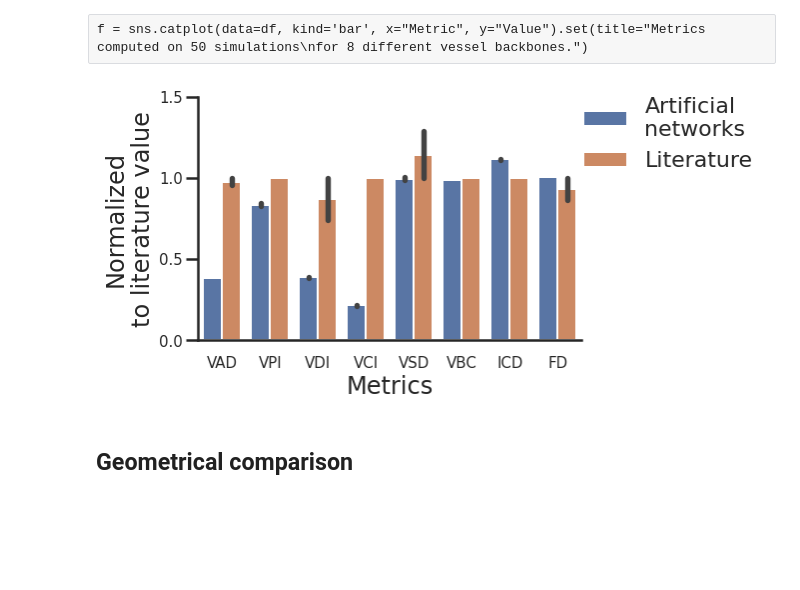
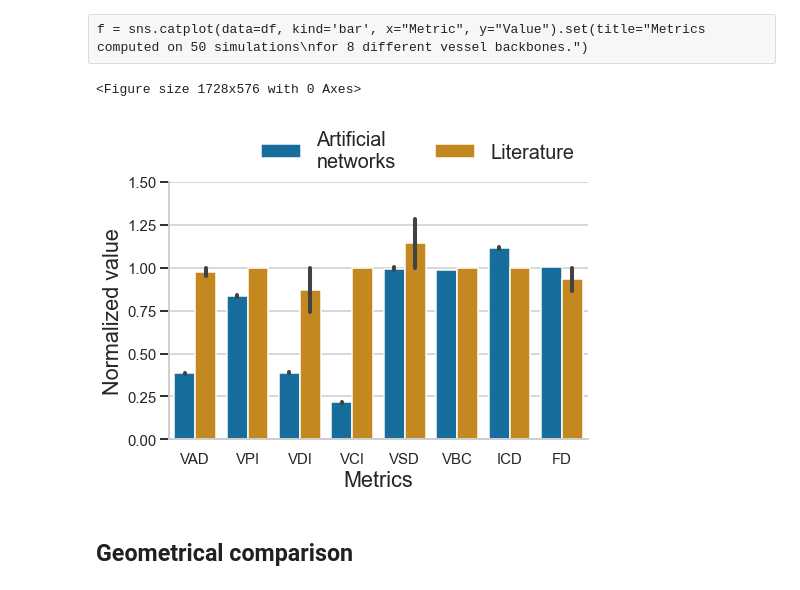
Before and after one commit to remihndz/Virtual-Angiogenesis, a Jupyter notebook: Results-8-patients/Analyse-Simulations.ipynb, the cells around one changed output. Cells and saved outputs as stored; diff of their text form; code cells hidden in the pictures; blank space fills up the shorter version.

```diff
--- a/Results-8-patients/Analyse-Simulations.ipynb
+++ b/Results-8-patients/Analyse-Simulations.ipynb
@@ -3,7 +3,9 @@ import seaborn as sns
 import numpy as np
 import matplotlib.pyplot as plt
 import pandas as pd
-sns.set_theme(context='poster', palette='deep',style='white', font_scale=1)
+#sns.set_theme(context='paper', palette='deep',style='white', font_scale=1)
+sns.set_theme(context='talk', palette='colorblind', style='whitegrid', font_scale=1.2)
+sns.set_style("whitegrid")
 assert(sns.__version__=='0.11.2')
 # %% [markdown]
 ## Validation via OCTA metrics
@@ -84,24 +86,25 @@ df = df.append(Le, ignore_index=True)
 df = df.append(Liu, ignore_index=True)
 df = df.append(MastersAndMa, ignore_index=True)
 # %%
-#plt.figure(figsize=(12,4))
+plt.figure(figsize=(24,8))
 Title = "Validation of artificial networks\nusing OCTA metrics\n"
 Title = None
 g = sns.catplot(data=df, kind='bar', x="Metric", y="Value", hue='Value from', aspect=1.5).set(title=Title)
-g.set_ylabels('Normalized\nto literature value')
+g.set_ylabels('Normalized value')
 g.set_yticklabels(g.ax.get_yticklabels(), size=15)
 g.set_xticklabels(g.ax.get_xticklabels(), rotation=0, size=15)
 g.set_axis_labels('Metrics')
-sns.move_legend(g, "lower left", bbox_to_anchor=(0.53, 0.65), title=None)
+sns.move_legend(g, "lower center", bbox_to_anchor=(0.4, .9), ncol=2,title=None)
 
 newLegend = ['Artificial\nnetworks', 'Literature']
 for t, l in zip(g._legend.texts, newLegend):
     t.set_text(l)
 g.tight_layout()
 g.ax.tick_params(left=True)
 g.savefig('LiteratureVSArtificial.jpg', dpi=400)
 # %% [output]
+<Figure size 1728x576 with 0 Axes>
-[figure, old version]
+[figure, new version]
 # %% [markdown]
 ## Geometrical comparison
 # %% [markdown]
```
Also changed, not shown: parts of 9 cells of this notebook.
